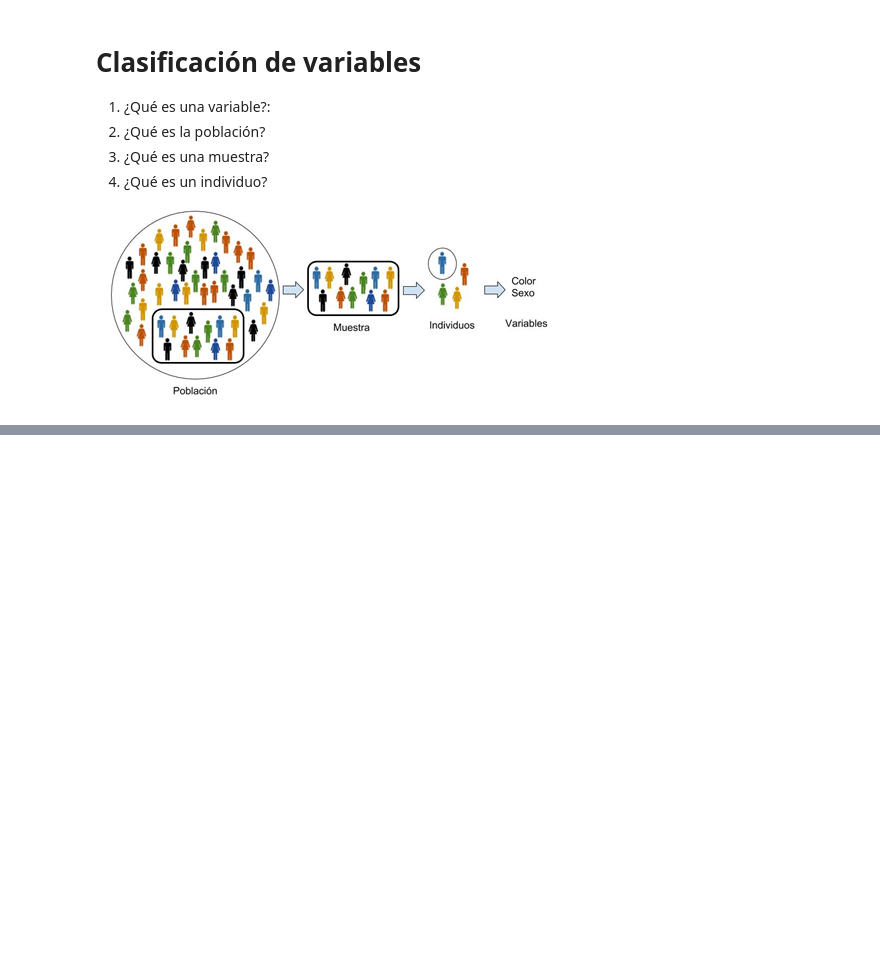
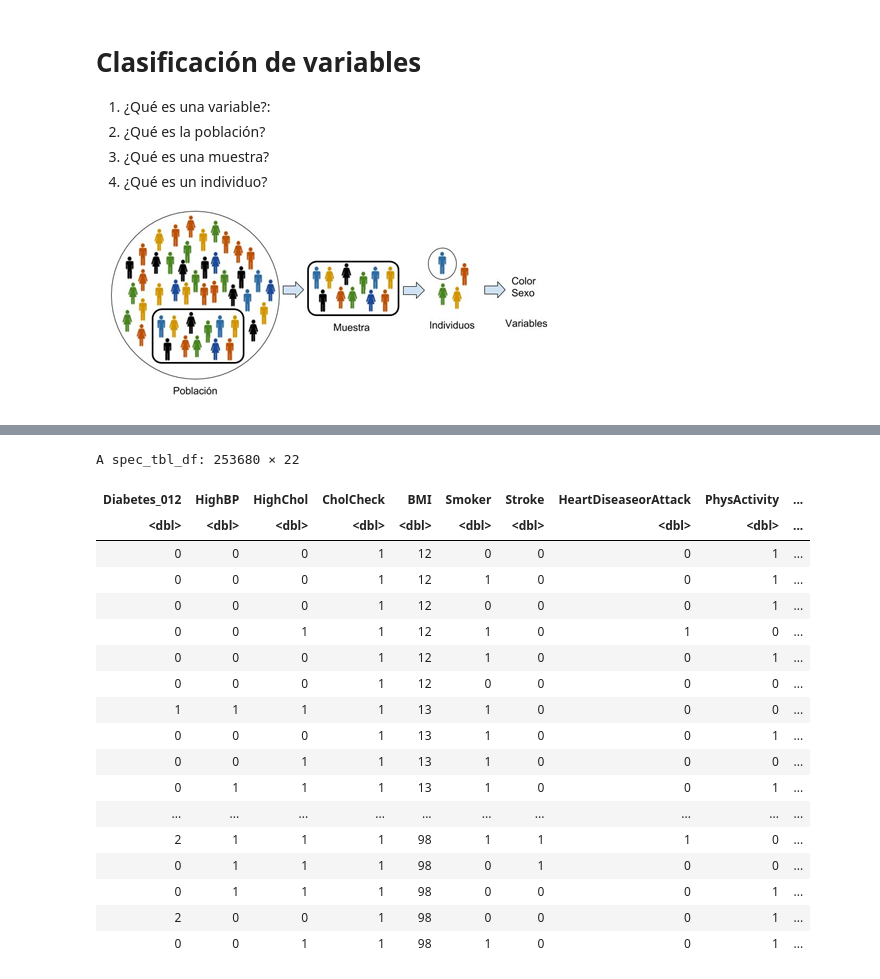
Before and after one commit to Cruzalirio/Unal-Enfermeria-, a Jupyter notebook: Cuadernos/Clase_1.ipynb, the cells around one changed output, grey strips where cells are left out. Drawn from its saved outputs; the diff is of its cells as text; code cells hidden in the pictures; blank space fills up the shorter version.

```diff
--- a/Cuadernos/Clase_1.ipynb
+++ b/Cuadernos/Clase_1.ipynb
@@ -177,0 +349,25 @@ Cualquier variable de escala likert. Leer este blog:[Idea 1](https://www.questio
+# %%
+## Ordenar la base por BMI
+## Notar que el menor BMI es de 12
+
+datos %>% arrange(BMI)
+# %% [output]
+A spec_tbl_df: 253680 × 22
+| Diabetes_012 | HighBP | HighChol | CholCheck | BMI | Smoker | Stroke | HeartDiseaseorAttack | PhysActivity | ... |
+| <dbl> | <dbl> | <dbl> | <dbl> | <dbl> | <dbl> | <dbl> | <dbl> | <dbl> | ... |
+| 0 | 0 | 0 | 1 | 12 | 0 | 0 | 0 | 1 | ... |
+| 0 | 0 | 0 | 1 | 12 | 1 | 0 | 0 | 1 | ... |
+| 0 | 0 | 0 | 1 | 12 | 0 | 0 | 0 | 1 | ... |
+| 0 | 0 | 1 | 1 | 12 | 1 | 0 | 1 | 0 | ... |
+| 0 | 0 | 0 | 1 | 12 | 1 | 0 | 0 | 1 | ... |
+| 0 | 0 | 0 | 1 | 12 | 0 | 0 | 0 | 0 | ... |
+| 1 | 1 | 1 | 1 | 13 | 1 | 0 | 0 | 0 | ... |
+| 0 | 0 | 0 | 1 | 13 | 1 | 0 | 0 | 1 | ... |
+| 0 | 0 | 1 | 1 | 13 | 1 | 0 | 0 | 0 | ... |
+| 0 | 1 | 1 | 1 | 13 | 1 | 0 | 0 | 1 | ... |
+| ... | ... | ... | ... | ... | ... | ... | ... | ... | ... |
+| 2 | 1 | 1 | 1 | 98 | 1 | 1 | 1 | 0 | ... |
+| 0 | 1 | 1 | 1 | 98 | 0 | 1 | 0 | 0 | ... |
+| 0 | 1 | 1 | 1 | 98 | 0 | 0 | 0 | 1 | ... |
+| 2 | 0 | 0 | 1 | 98 | 0 | 0 | 0 | 1 | ... |
+| 0 | 0 | 1 | 1 | 98 | 1 | 0 | 0 | 1 | ... |
```
Also changed, not shown: parts of 27 cells of this notebook.
